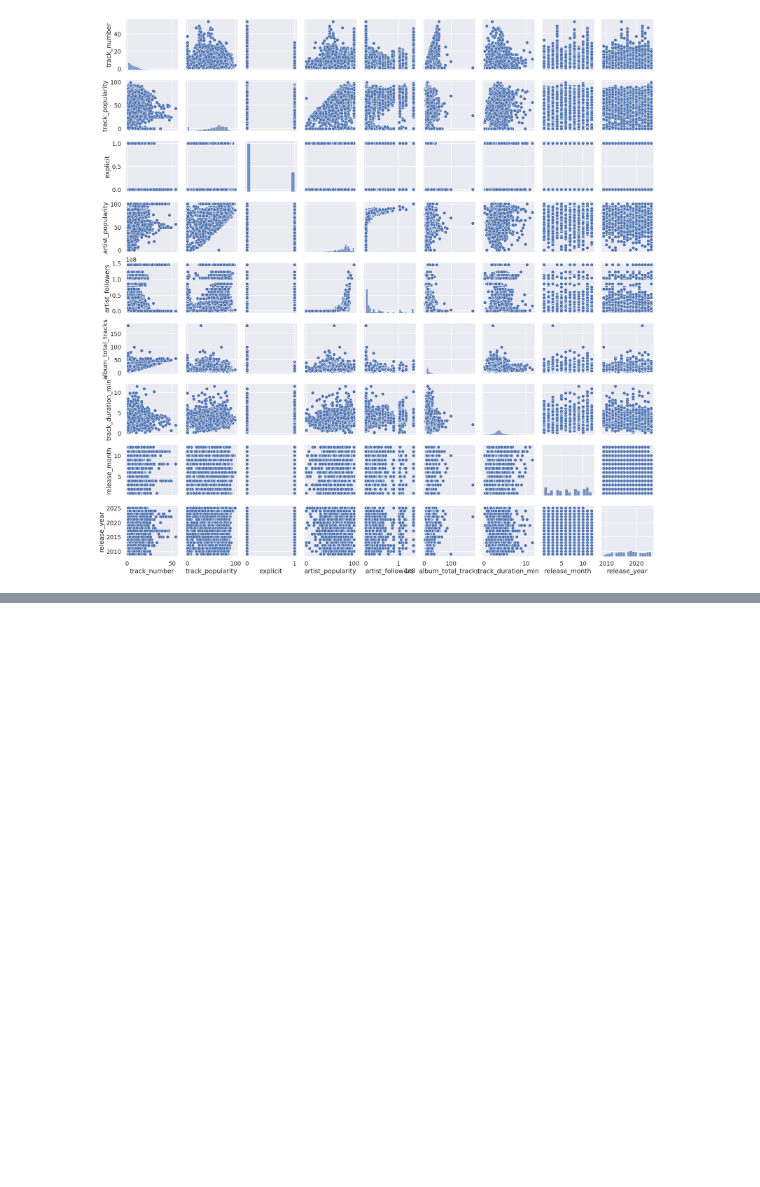
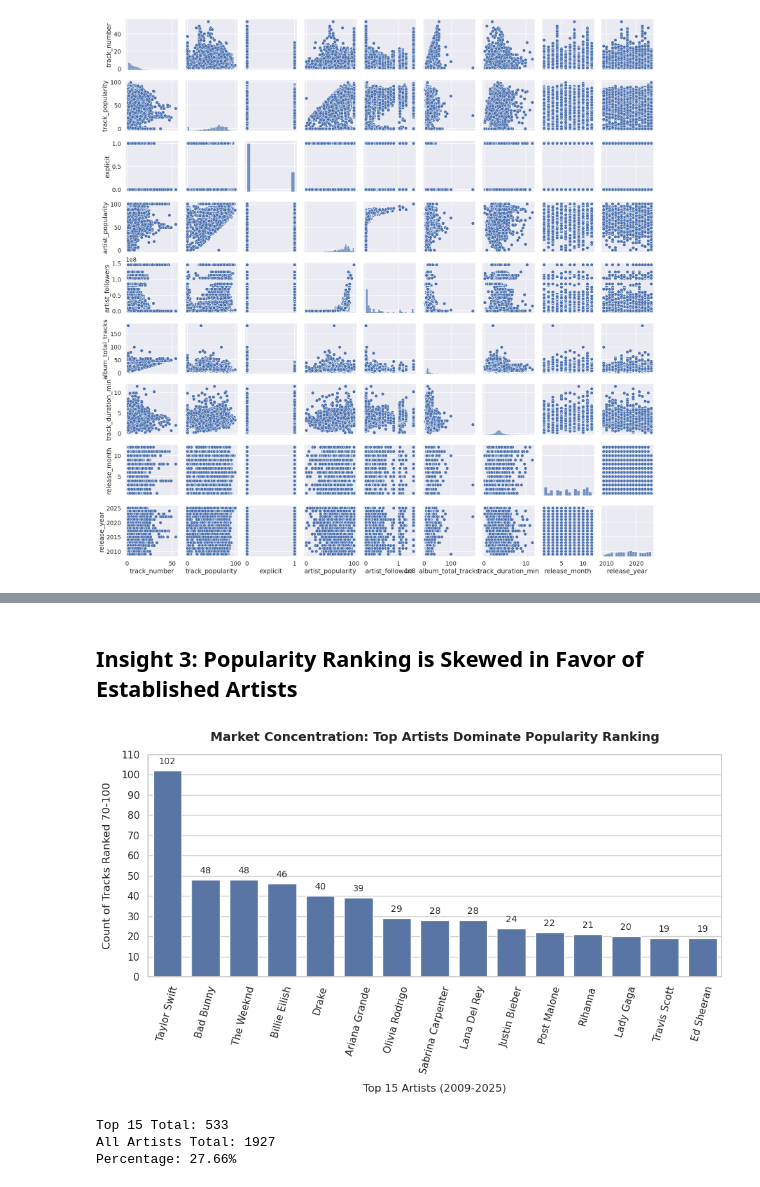
Before and after one commit to sleepobeepo004/spotify_for_emerging_artists_analysis, a Jupyter notebook: spotify_tracks_albums_analysis.ipynb, the cells around one changed output, grey strips where cells are left out. Drawn from its saved outputs; the diff is of its cells as text; code cells hidden in the pictures; blank space fills up the shorter version.

```diff
--- a/spotify_tracks_albums_analysis.ipynb
+++ b/spotify_tracks_albums_analysis.ipynb
@@ -85,0 +152,41 @@ plt.plot(ticks, trend_curve, color='red', linewidth=2, linestyle='--')
+# %% [markdown]
+## Insight 3: Popularity Ranking is Skewed in Favor of Established Artists
+# %%
+top_tracks = spotify_df[spotify_df['track_popularity'] >= 70]
+artist_counts = top_tracks['artist_name'].value_counts().reset_index()
+artist_counts.columns = ['artist_name', 'track_count']
+artist_counts['cumulative_percent'] = (artist_counts['track_count'].cumsum() / artist_counts['track_count'].sum()) * 100
+top_15_artists = artist_counts.head(15)
+fig, top_15_plot = plt.subplots(figsize=(10, 6))
+sns.set_theme(style="whitegrid")
+sns.barplot(
+    data=top_15_artists,
+    x='artist_name',
+    y='track_count',
+    color='#4c72b0',
+    width=0.75,
+    ax=top_15_plot)
+plt.yticks(np.arange(0, 120, 10))
+top_15_plot.set_title('Market Concentration: Top Artists Dominate Popularity Ranking', fontsize=14, fontweight='bold', pad=15)
+top_15_plot.set_xlabel('Top 15 Artists (2009-2025)', fontsize=12, labelpad=10)
+top_15_plot.set_ylabel('Count of Tracks Ranked 70-100', fontsize=12, labelpad=10)
+top_15_plot.tick_params(axis='x', rotation=75)
+ax1.set_ylim(0, 110)
+for container in top_15_plot.containers:
+    top_15_plot.bar_label(container, fmt='%.0f', padding=5, fontsize=10)
+plt.tight_layout()
+plt.show()
+# %% [output]
+[figure, added]
+# %%
+total_top_tracks_alls = top_tracks['artist_name'].value_counts().sum()
+counts_top_15_artist_tracks = top_15_artists['track_count'].tolist()
+total_15 = sum(counts_top_15_artist_tracks)
+pct = (total_15 / total_top_tracks_alls) * 100
+print(f"Top 15 Total: {total_15}")
+print(f"All Artists Total: {total_top_tracks_alls}")
+print(f"Percentage: {pct:.2f}%")
+# %% [output]
+Top 15 Total: 533
+All Artists Total: 1927
+Percentage: 27.66%
```
Also changed, not shown: parts of 26 cells of this notebook.
